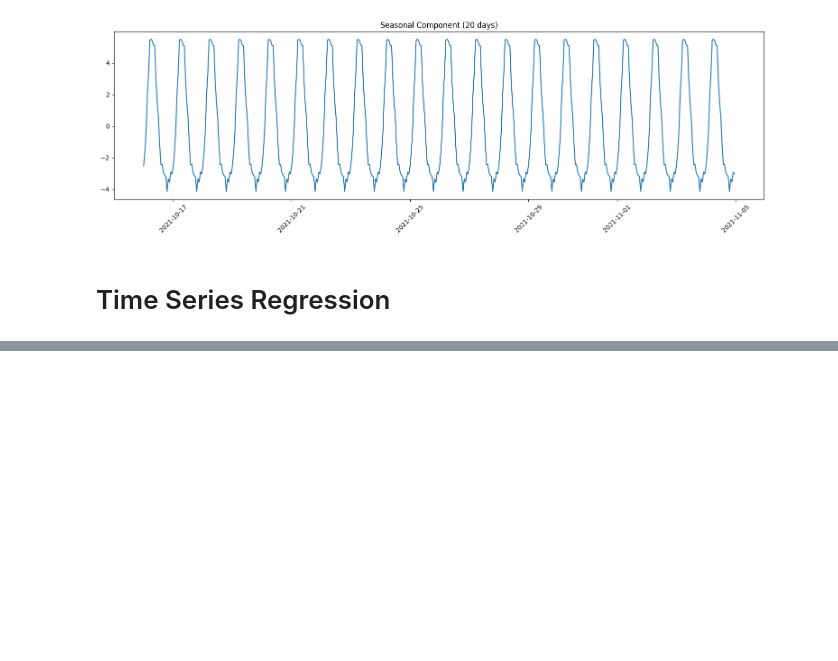
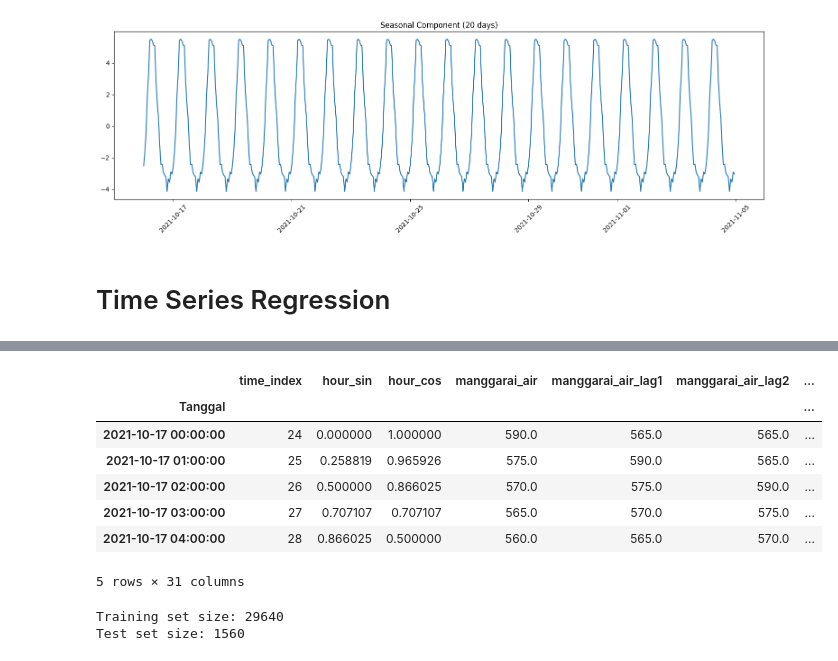
Before and after one commit to elvano22/Pintu-Air, a Jupyter notebook: 02 Data Preperation.ipynb, the cells around one changed output, grey strips where cells are left out. Cells and saved outputs as stored; diff of their text form; code cells hidden in the pictures; blank space fills up the shorter version.

```diff
--- a/02 Data Preperation.ipynb
+++ b/02 Data Preperation.ipynb
@@ -519,0 +522,13 @@ for station, features in weather_categories.items():
+# %%
+# One-hot encode all cuaca columns and drop 'Terang' column
+cuaca_columns_to_process = [col for col in df_reg.columns if 'cuaca' in col]
+columns_to_drop = []
+
+for cuaca_col in cuaca_columns_to_process:
+    # Create a new binary column for 'Hujan' or 'Gerimis'
+    df_reg[f'{cuaca_col}_hujan'] = df_reg[cuaca_col].isin(['Hujan', 'Gerimis']).astype(int)
+    # Add the original 'cuaca' column to the list of columns to be dropped
+    columns_to_drop.append(cuaca_col)
+
+# Drop the original string-based 'cuaca' columns
+df_reg = df_reg.drop(columns=columns_to_drop)
@@ -519,0 +555,3 @@ for station, features in weather_categories.items():
+# %%
+# Remove 24 rows as in the Time Series Regression 1 above for consistency
+df_reg_clean = df_reg.iloc[24:]
@@ -519,0 +578,11 @@ for station, features in weather_categories.items():
+# %%
+df_reg_clean.head()
+# %% [output]
+|  | time_index | hour_sin | hour_cos | manggarai_air | manggarai_air_lag1 | manggarai_air_lag2 | ... |
+| Tanggal |  |  |  |  |  |  | ... |
+| 2021-10-17 00:00:00 | 24 | 0.000000 | 1.000000 | 590.0 | 565.0 | 565.0 | ... |
+| 2021-10-17 01:00:00 | 25 | 0.258819 | 0.965926 | 575.0 | 590.0 | 565.0 | ... |
+| 2021-10-17 02:00:00 | 26 | 0.500000 | 0.866025 | 570.0 | 575.0 | 590.0 | ... |
+| 2021-10-17 03:00:00 | 27 | 0.707107 | 0.707107 | 565.0 | 570.0 | 575.0 | ... |
+| 2021-10-17 04:00:00 | 28 | 0.866025 | 0.500000 | 560.0 | 565.0 | 570.0 | ... |
+5 rows × 31 columns
@@ -519,0 +596,14 @@ for station, features in weather_categories.items():
+# %%
+n_total = len(df_reg_clean)
+train_size = int(n_total * 0.95)
+
+X_train = features.iloc[:train_size]
+y_train = target.iloc[:train_size]
+X_test = features.iloc[train_size:]
+y_test = target.iloc[train_size:]
+
+print(f"Training set size: {len(X_train)}")
+print(f"Test set size: {len(X_test)}")
+# %% [output]
+Training set size: 29640
+Test set size: 1560
```
Also changed, not shown: parts of 21 cells of this notebook, 7 other files.
